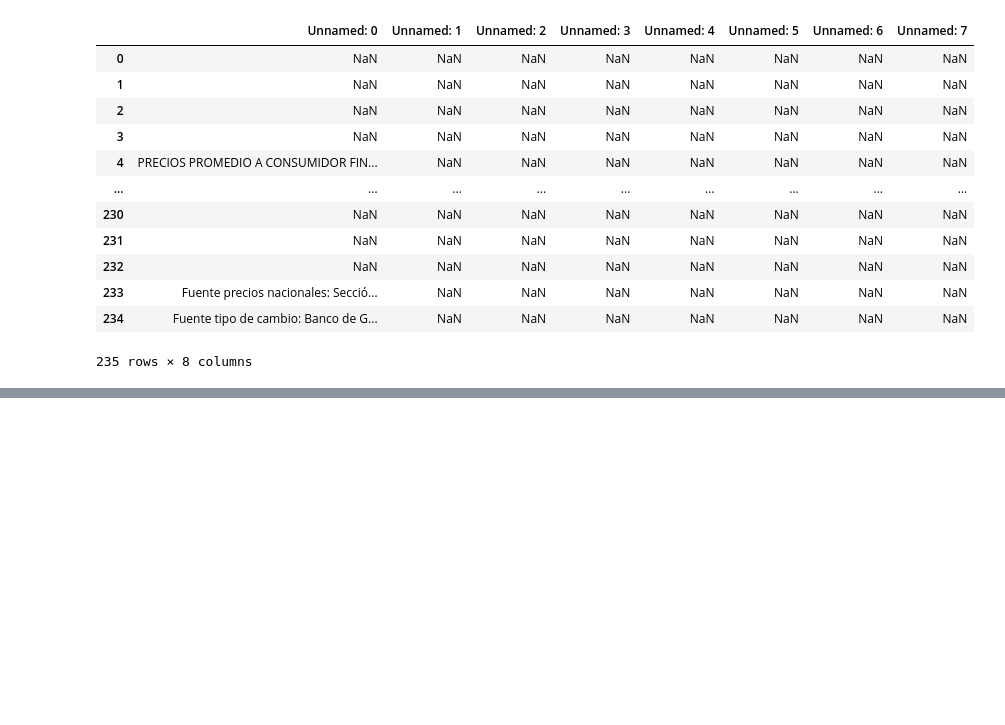
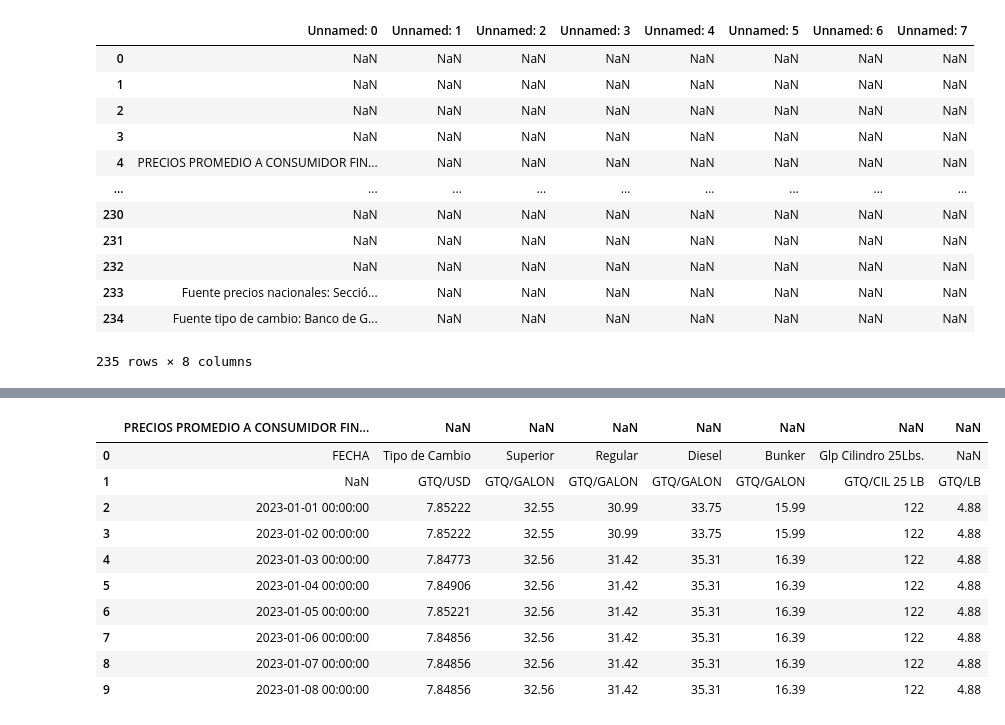
Before and after one commit to guzmanalejandra/Laboratorio2-DS, a Jupyter notebook: main.ipynb, the cells around one changed output, grey strips where cells are left out. Saved outputs shown, nothing was run; the diff lists cells and outputs as text; code cells hidden in the pictures; blank space fills up the shorter version.

```diff
--- a/main.ipynb
+++ b/main.ipynb
@@ -60,0 +123,6 @@ df
+# %%
+#Se va a trabajar con precios.xlsx
+
+
+precios_df = pd.read_excel("precios.xlsx")
+precios_df.head()
@@ -60,0 +136,9 @@ df
+# %%
+#Hay un monton de NaN asi que se hara una limpieza
+
+precios_df = precios_df.dropna(how='all').reset_index(drop=True)
+
+precios_df.columns = precios_df.iloc[0]
+precios_df = precios_df.drop(0).reset_index(drop=True)
+
+precios_df.head()
@@ -60,0 +166,15 @@ df
+# %%
+# Mostrar las primeras 10 filas del conjunto de datos de precios para identificar la estructura de los encabezados
+precios_df.head(10)
+# %% [output]
+|  | PRECIOS PROMEDIO A CONSUMIDOR FIN... | NaN | NaN | NaN | NaN | NaN | NaN | NaN |
+| 0 | FECHA | Tipo de Cambio | Superior | Regular | Diesel | Bunker | Glp Cilindro 25Lbs. | NaN |
+| 1 | NaN | GTQ/USD | GTQ/GALON | GTQ/GALON | GTQ/GALON | GTQ/GALON | GTQ/CIL 25 LB | GTQ/LB |
+| 2 | 2023-01-01 00:00:00 | 7.85222 | 32.55 | 30.99 | 33.75 | 15.99 | 122 | 4.88 |
+| 3 | 2023-01-02 00:00:00 | 7.85222 | 32.55 | 30.99 | 33.75 | 15.99 | 122 | 4.88 |
+| 4 | 2023-01-03 00:00:00 | 7.84773 | 32.56 | 31.42 | 35.31 | 16.39 | 122 | 4.88 |
+| 5 | 2023-01-04 00:00:00 | 7.84906 | 32.56 | 31.42 | 35.31 | 16.39 | 122 | 4.88 |
+| 6 | 2023-01-05 00:00:00 | 7.85221 | 32.56 | 31.42 | 35.31 | 16.39 | 122 | 4.88 |
+| 7 | 2023-01-06 00:00:00 | 7.84856 | 32.56 | 31.42 | 35.31 | 16.39 | 122 | 4.88 |
+| 8 | 2023-01-07 00:00:00 | 7.84856 | 32.56 | 31.42 | 35.31 | 16.39 | 122 | 4.88 |
+| 9 | 2023-01-08 00:00:00 | 7.84856 | 32.56 | 31.42 | 35.31 | 16.39 | 122 | 4.88 |
```
Also changed, not shown: parts of 9 cells of this notebook.
